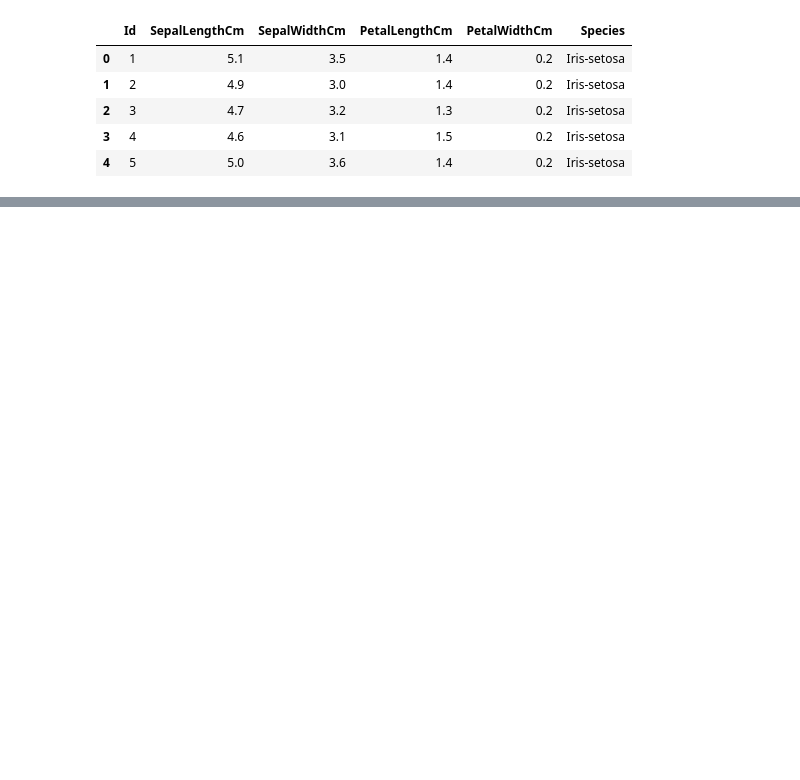
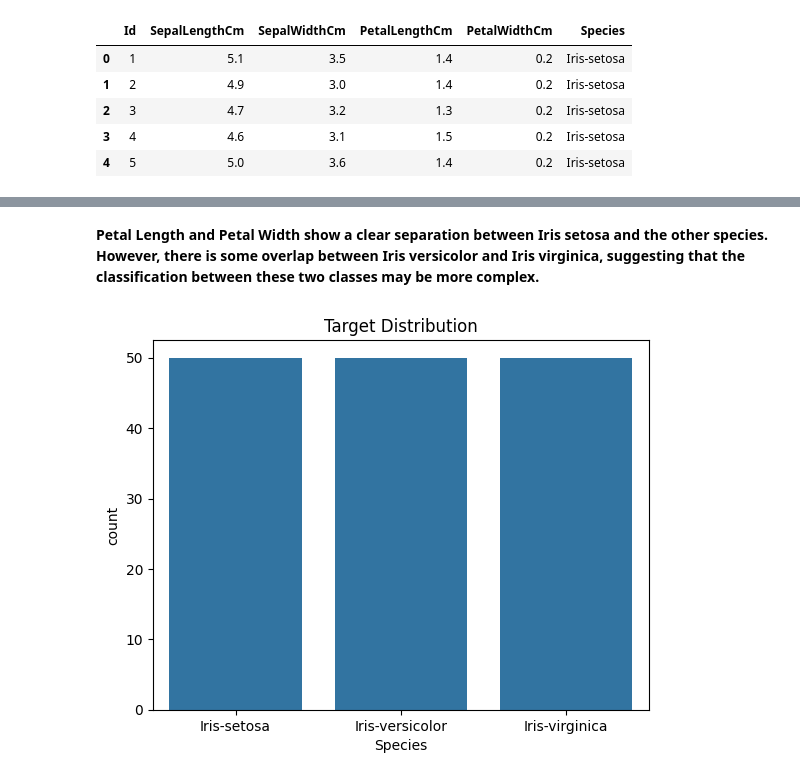
Before and after one commit to juanlopera23/iris, a Jupyter notebook: eda/preprocessing.ipynb, the cells around one changed output, grey strips where cells are left out. Cells and saved outputs as stored; diff of their text form; code cells hidden in the pictures; blank space fills up the shorter version.

```diff
--- a/eda/preprocessing.ipynb
+++ b/eda/preprocessing.ipynb
@@ -78,0 +77,8 @@ plt.show()
+# %% [markdown]
+**Petal Length and Petal Width show a clear separation between Iris setosa and the other species. However, there is some overlap between Iris versicolor and Iris virginica, suggesting that the classification between these two classes may be more complex.**
+# %%
+sns.countplot(x="Species", data=df)
+plt.title("Target Distribution")
+plt.show()
+# %% [output]
+[figure, added]
```
Also changed, not shown: parts of 13 cells of this notebook.
